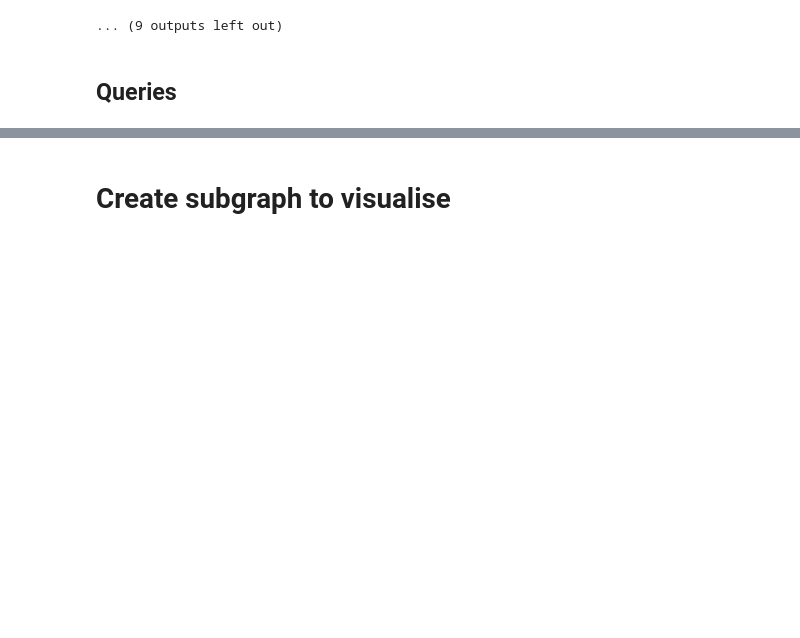
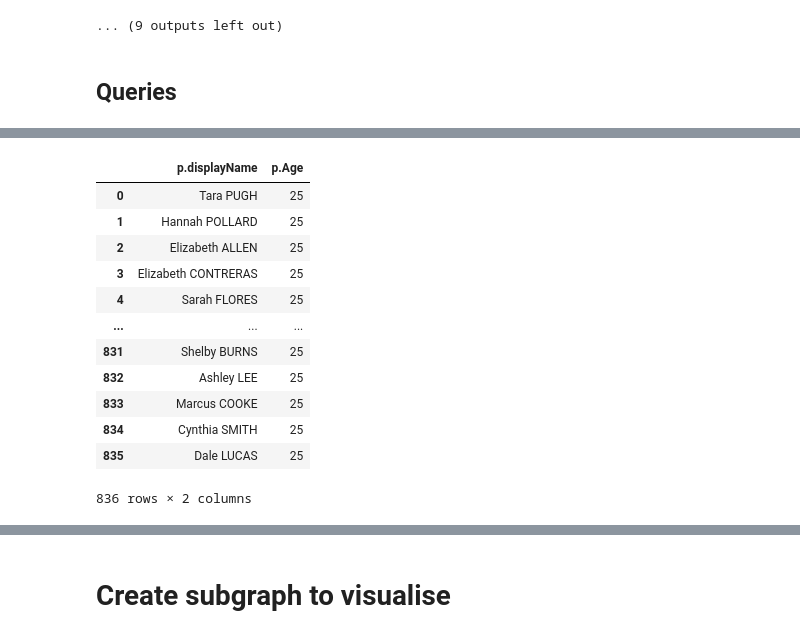
Before and after one commit to turing-db/turingdb-examples, a Jupyter notebook: examples/notebooks/public_version/healthcare_dataset.ipynb, the cells around one changed output, grey strips where cells are left out. Drawn from its saved outputs; the diff is of its cells as text; code cells hidden in the pictures; blank space fills up the shorter version.

```diff
--- a/examples/notebooks/public_version/healthcare_dataset.ipynb
+++ b/examples/notebooks/public_version/healthcare_dataset.ipynb
@@ -803,0 +807,27 @@ Wall time: 9.82 ms
+# %%
+%%time
+# Find patients of a specific age — toInteger() converts a string to int for comparison
+command = """
+MATCH (p:Patient)
+WHERE p.Age = toInteger('25')
+RETURN p.displayName, p.Age
+"""
+df = client.query(command)
+if df.empty:
+    print("No result found")
+else:
+    display(df)
+# %% [output]
+|  | p.displayName | p.Age |
+| 0 | Tara PUGH | 25 |
+| 1 | Hannah POLLARD | 25 |
+| 2 | Elizabeth ALLEN | 25 |
+| 3 | Elizabeth CONTRERAS | 25 |
+| 4 | Sarah FLORES | 25 |
+| ... | ... | ... |
+| 831 | Shelby BURNS | 25 |
+| 832 | Ashley LEE | 25 |
+| 833 | Marcus COOKE | 25 |
+| 834 | Cynthia SMITH | 25 |
+| 835 | Dale LUCAS | 25 |
+836 rows × 2 columns
```
Also changed, not shown: parts of 33 cells of this notebook, 1 other file.
